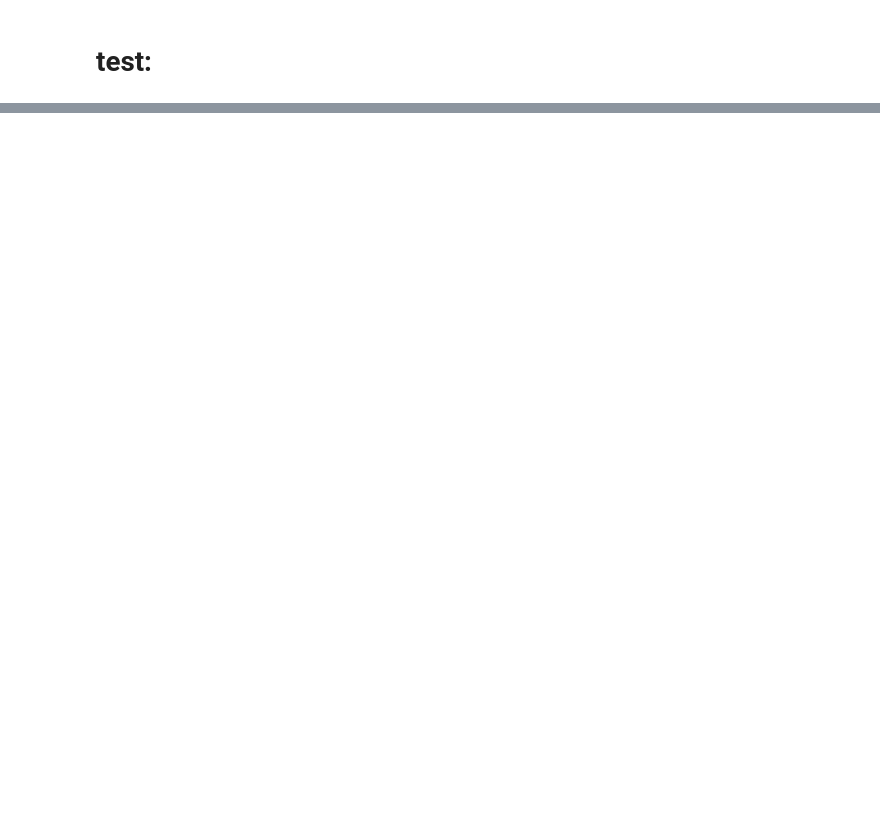
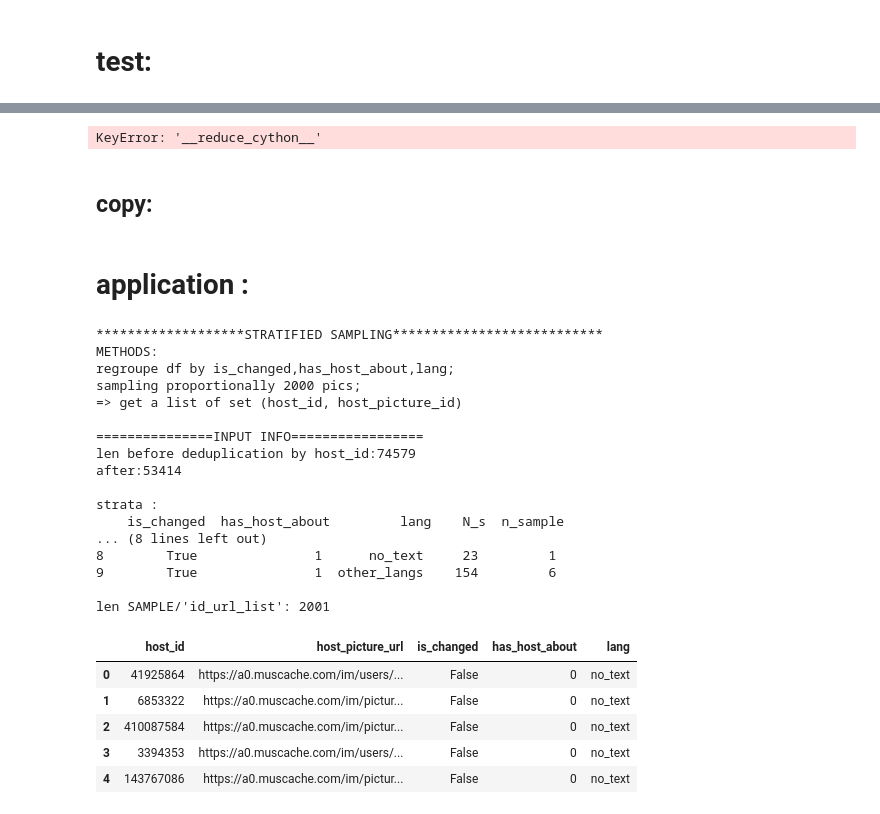
Before and after one commit to yeliu-dh/SelfPresentation_Multimodal_airbnb, a Jupyter notebook: B_images/1_test_pic.ipynb, the cells around one changed output, grey strips where cells are left out. Drawn from its saved outputs; the diff is of its cells as text; code cells hidden in the pictures; blank space fills up the shorter version.

Commit message:
sampling+download

```diff
--- a/B_images/1_test_pic.ipynb
+++ b/B_images/1_test_pic.ipynb
@@ -71,0 +150,25 @@ for u in fail:
+# %%
+from sklearn.model_selection import train_test_split
+
+test_ratio = 0.15
+train_ratio = 0.35
+pool_ratio = 0.50   # 不用直接用，最后自动得到
+
+# 分层列
+# strat = sampled_df[["is_changed","has_host_about","lang"]].astype(str).agg("_".join, axis=1) #agg不稳定
+# strat = sampled_df[["is_change","has_host_about","lang"]].astype(str).apply("_".join, axis=1)
+strat = sampled_df[["is_changed","has_host_about","lang"]].apply(lambda x: "_".join([str(v) for v in x]), axis=1)
+
+# Step 1：POOL vs REST
+pool_df, rest_df = train_test_split(
+    sampled_df,
+    test_size=pool_ratio,
+    stratify=strat,
+    random_state=42
+)
+# %% [output]
+KeyError: '__reduce_cython__'
+# %% [markdown]
+## copy:
+# %% [markdown]
+# application :
@@ -71,0 +186,27 @@ for u in fail:
+# %%
+df=pd.read_csv("../A_preprocess\data_jo_3_processed\listings_jo_paris2024_processed1.csv")
+sampled_df, id_url_list=stratified_sampling(df, groupby=["is_changed", "has_host_about", "lang"], N_total=2000)
+# %% [output]
+*******************STRATIFIED SAMPLING***************************
+METHODS:
+regroupe df by is_changed,has_host_about,lang;
+sampling proportionally 2000 pics;
+=> get a list of set (host_id, host_picture_id)
+
+===============INPUT INFO=================
+len before deduplication by host_id:74579
+after:53414
+
+strata :
+    is_changed  has_host_about         lang    N_s  n_sample
+... (8 lines left out)
+8        True               1      no_text     23         1
+9        True               1  other_langs    154         6
+
+len SAMPLE/'id_url_list': 2001
+|  | host_id | host_picture_url | is_changed | has_host_about | lang |
+| 0 | 41925864 | https://a0.muscache.com/im/users/... | False | 0 | no_text |
+| 1 | 6853322 | https://a0.muscache.com/im/pictur... | False | 0 | no_text |
+| 2 | 410087584 | https://a0.muscache.com/im/pictur... | False | 0 | no_text |
+| 3 | 3394353 | https://a0.muscache.com/im/users/... | False | 0 | no_text |
+| 4 | 143767086 | https://a0.muscache.com/im/pictur... | False | 0 | no_text |
```
Also changed, not shown: parts of 13 cells of this notebook, 4 other files.
